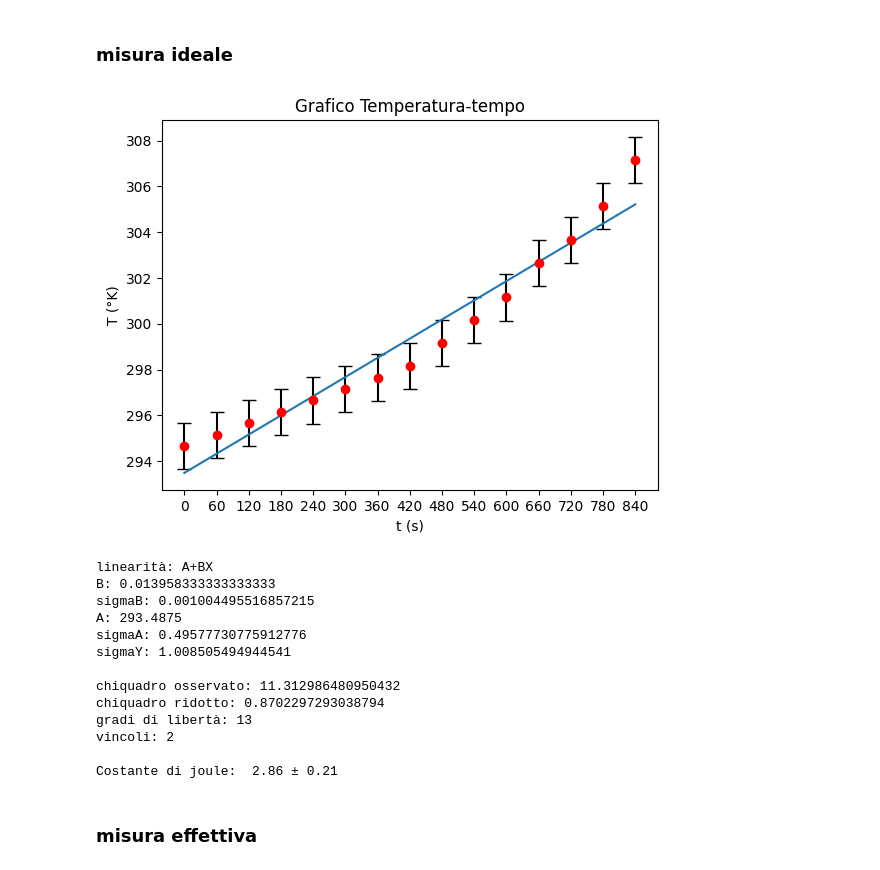
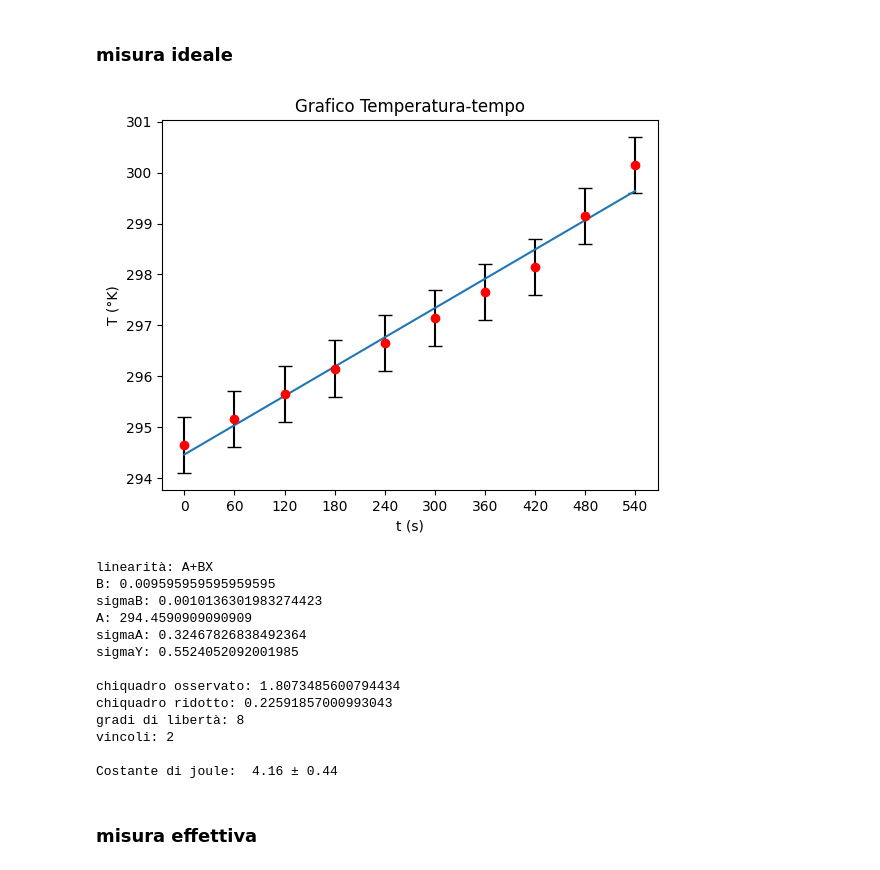
Before and after one commit to CarminatiGiovanni/LaboratorioFisica1, a Jupyter notebook: CALORIMETRO/PYTHON/costante_di_joule_PARTE_C.ipynb, the cells around one changed output. Cells and saved outputs as stored; diff of their text form; code cells hidden in the pictures.

Commit message:
estensione delle misure

```diff
--- a/CALORIMETRO/PYTHON/costante_di_joule_PARTE_C.ipynb
+++ b/CALORIMETRO/PYTHON/costante_di_joule_PARTE_C.ipynb
@@ -7,8 +7,7 @@ import numpy as np
 import matplotlib.pyplot as plt
 from interpolazione2 import RettaInterpolata
 
-# T = np.array([21.5,22,22.5,23,23.5,24,24.5,25,26,27,28,29.5,30.5,32,34,35.5]) + 273.15 # °K
-T = np.array([21.5,22,22.5,23,23.5,24,24.5,25,26,27,28,29.5,30.5,32,34,35.5,37,39,40.5,43,45]) + 273.15 # °K
+T = np.array([21.5,22,22.5,23,23.5,24,24.5,25,26,27,28,29.5,30.5,32,34,35.5]) + 273.15 # °K
 
 t = np.arange(0,len(T)*60,60) # s
 I = 3.5 # A
@@ -24,35 +23,35 @@ $ T = \frac{I V}{c_{h_2O} J (m + m_e)} t
 # %% [markdown]
 ### misura ideale
 # %%
-misure_buone = 15 # prendendo solo 10 misurazioni si ottiene 4.16
+misure_buone = 10# prendendo solo 10 misurazioni si ottiene 4.16
 r = RettaInterpolata(t[:misure_buone],T[:misure_buone],0.5)
 plt.errorbar(r.X,r.Y,fmt='o',yerr=r.sigmaY,ecolor='black',capsize=5,color='red')
 plt.plot(r.best_x,r.best_y)
 plt.xticks(t[:misure_buone])
 plt.title("Grafico Temperatura-tempo")
 plt.ylabel("T (°K)")
 plt.xlabel("t (s)")
 plt.show()
 print(r)
 
 J = (I*V)/(c_h20 * r.B * (m_h20 + me))
 sigmaJ = J * r.sigmaB / r.B
 print('Costante di joule: ',np.round(J,2),'±',np.round(sigmaJ,2))
 # %% [output]
-[figure, old version]
+[figure, new version]
 linearità: A+BX
-B: 0.013958333333333333
-sigmaB: 0.001004495516857215
-A: 293.4875
-sigmaA: 0.49577730775912776
-sigmaY: 1.008505494944541
+B: 0.009595959595959595
+sigmaB: 0.0010136301983274423
+A: 294.4590909090909
+sigmaA: 0.32467826838492364
+sigmaY: 0.5524052092001985
 
-chiquadro osservato: 11.312986480950432
-chiquadro ridotto: 0.8702297293038794
-gradi di libertà: 13
+chiquadro osservato: 1.8073485600794434
+chiquadro ridotto: 0.22591857000993043
+gradi di libertà: 8
 vincoli: 2
 
-Costante di joule:  2.86 ± 0.21
+Costante di joule:  4.16 ± 0.44
 # %% [markdown]
 ### misura effettiva
 # %%
```
Also changed, not shown: parts of 4 cells of this notebook.
